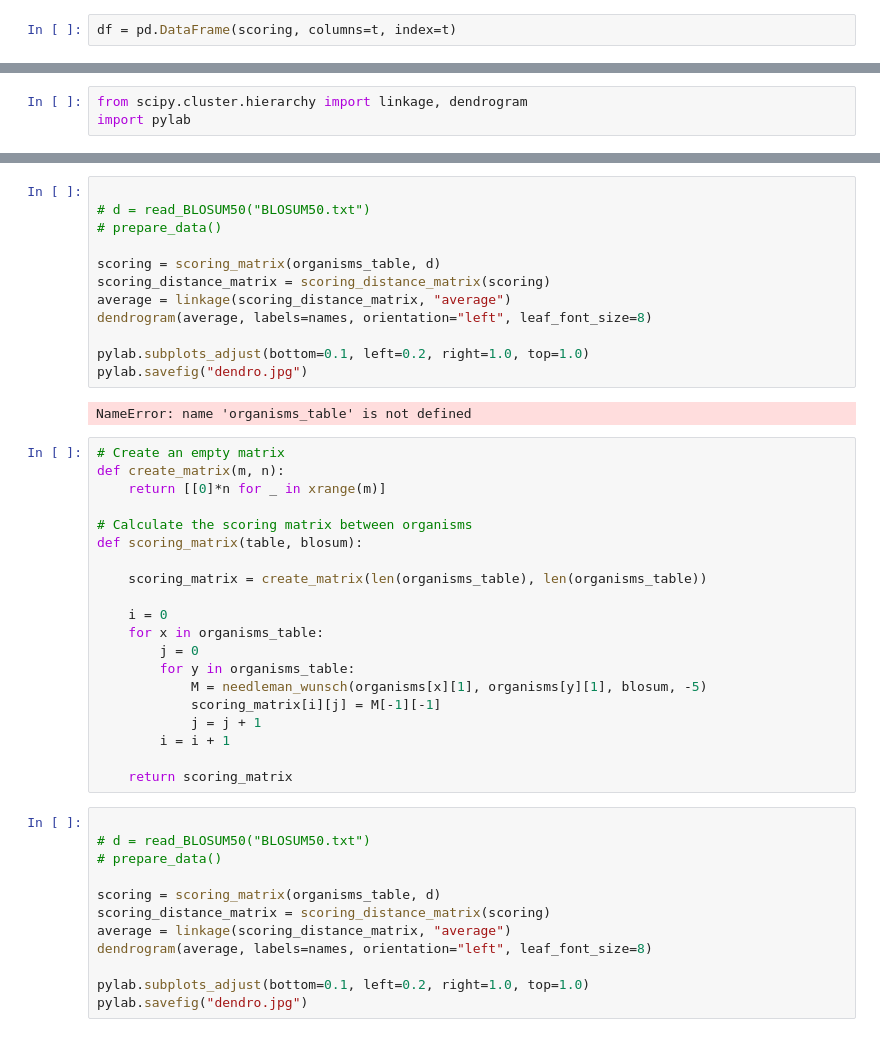
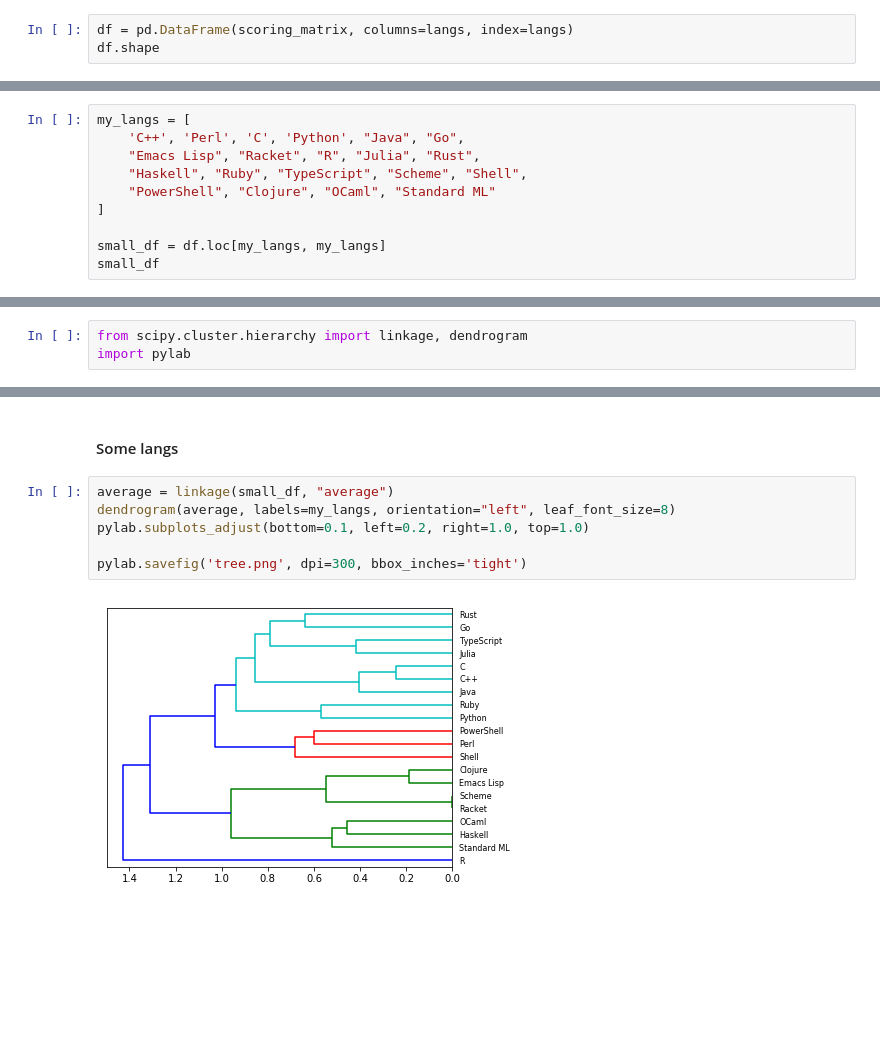
Before and after one commit to dustinmichels/PL-phylogeny, a Jupyter notebook: notebooks/main.ipynb, the cells around one changed output, grey strips where cells are left out. Cells and saved outputs as stored; diff of their text form; blank space fills up the shorter version.

```diff
--- a/notebooks/main.ipynb
+++ b/notebooks/main.ipynb
@@ -213,2 +201,3 @@ pd.DataFrame(scoring, columns=t, index=t)
 # %%
-df = pd.DataFrame(scoring, columns=t, index=t)
+df = pd.DataFrame(scoring_matrix, columns=langs, index=langs)
+df.shape
@@ -261,0 +206,10 @@ pd.DataFrame(scoring_distance_matrix)
+# %%
+my_langs = [
+    'C++', 'Perl', 'C', 'Python', "Java", "Go",
+    "Emacs Lisp", "Racket", "R", "Julia", "Rust",
+    "Haskell", "Ruby", "TypeScript", "Scheme", "Shell",
+    "PowerShell", "Clojure", "OCaml", "Standard ML"
+]
+
+small_df = df.loc[my_langs, my_langs]
+small_df
@@ -298,47 +247,11 @@ SCORE
+# %% [markdown]
+#### Some langs
 # %%
+average = linkage(small_df, "average")
+dendrogram(average, labels=my_langs, orientation="left", leaf_font_size=8)
+pylab.subplots_adjust(bottom=0.1, left=0.2, right=1.0, top=1.0)
 
-# d = read_BLOSUM50("BLOSUM50.txt")
-# prepare_data()
-
-scoring = scoring_matrix(organisms_table, d)
-scoring_distance_matrix = scoring_distance_matrix(scoring)
-average = linkage(scoring_distance_matrix, "average")
-dendrogram(average, labels=names, orientation="left", leaf_font_size=8)
-
-pylab.subplots_adjust(bottom=0.1, left=0.2, right=1.0, top=1.0)
-pylab.savefig("dendro.jpg")
+pylab.savefig('tree.png', dpi=300, bbox_inches='tight')
 # %% [output]
-NameError: name 'organisms_table' is not defined
+[figure, added]
-# %%
-# Create an empty matrix
-def create_matrix(m, n):
-    return [[0]*n for _ in xrange(m)]
-
-# Calculate the scoring matrix between organisms
-def scoring_matrix(table, blosum):
-
-    scoring_matrix = create_matrix(len(organisms_table), len(organisms_table))
-
-    i = 0
-    for x in organisms_table:
-        j = 0
-        for y in organisms_table:
-            M = needleman_wunsch(organisms[x][1], organisms[y][1], blosum, -5)
-            scoring_matrix[i][j] = M[-1][-1]
-            j = j + 1
-        i = i + 1
-
-    return scoring_matrix
-# %%
-
-# d = read_BLOSUM50("BLOSUM50.txt")
-# prepare_data()
-
-scoring = scoring_matrix(organisms_table, d)
-scoring_distance_matrix = scoring_distance_matrix(scoring)
-average = linkage(scoring_distance_matrix, "average")
-dendrogram(average, labels=names, orientation="left", leaf_font_size=8)
-
-pylab.subplots_adjust(bottom=0.1, left=0.2, right=1.0, top=1.0)
-pylab.savefig("dendro.jpg")
 # %%
```
Also changed, not shown: parts of 25 cells of this notebook, 4 other files.
